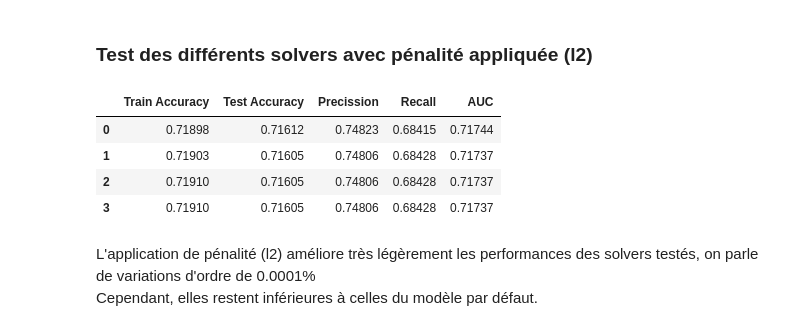
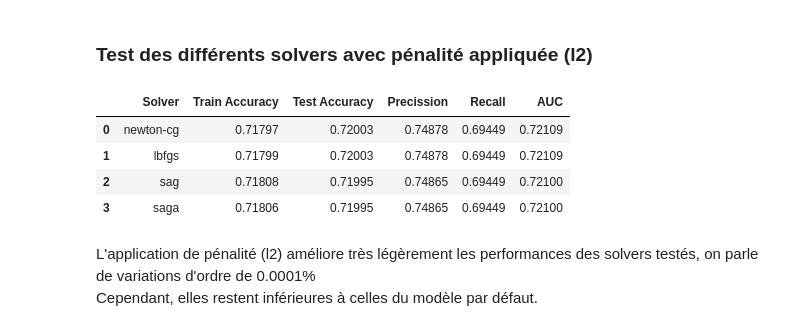
Before and after one commit to marwan-rouissi/cardio-vasc-risks, a Jupyter notebook: cardio-vasc-risks.ipynb, the cells around one changed output. Saved outputs shown, nothing was run; the diff lists cells and outputs as text; code cells hidden in the pictures.

```diff
--- a/cardio-vasc-risks.ipynb
+++ b/cardio-vasc-risks.ipynb
@@ -466,9 +447,13 @@ y = df['cardio'].to_numpy()
+# %%
+# Séparation du dataset en variables dépendantes (y) et indépendantes (X)
+X = X_scaled.to_numpy()
+y = df['cardio'].to_numpy()
 # %%
 # Initialisation du modèle de régression logistique
 classifier = LogisticRegression()
 # %%
 # Séparation du dataset en données d'entraînement et de test
-X_train, X_test, y_train, y_test = train_test_split(X, y, test_size=0.25, stratify=y)
+X_train, X_test, y_train, y_test = train_test_split(X, y, test_size=0.2, stratify=y)
 # %%
 # Entraînement du modèle
 classifier.fit(X_train, y_train)
@@ -516,7 +501,8 @@ for alg in clf:
 
     predicted = alg.fit(X_train, y_train).predict(X_test)
     fp, tp, th = roc_curve(y_test, predicted)
-    clf_name = alg.__class__.__name__
+    solver_name = alg.get_params()['solver']
+    clf_compare.loc[row_index,'Solver'] = solver_name
     clf_compare.loc[row_index, 'Train Accuracy'] = round(alg.score(X_train, y_train), 5)
     clf_compare.loc[row_index, 'Test Accuracy'] = round(alg.score(X_test, y_test), 5)
     clf_compare.loc[row_index, 'Precission'] = round(precision_score(y_test, predicted),5)
@@ -540,37 +526,36 @@ On observe ici, on comparaison au modèle par défaut, que le choix du solver di
 # %%
 clf = [
     LogisticRegression(solver='newton-cg',penalty='l2',max_iter=1000),
     LogisticRegression(solver='lbfgs',penalty='l2',max_iter=1000),
     LogisticRegression(solver='sag',penalty='l2',max_iter=1000),
     LogisticRegression(solver='saga',penalty='l2',max_iter=1000)
     ]
 clf_columns = []
 clf_compare = pd.DataFrame(columns = clf_columns)
 
-index = ['newton-cg', 'lbfgs', 'sag', 'saga']
-
 row_index = 0
 for alg in clf:
 
     predicted = alg.fit(X_train, y_train).predict(X_test)
     fp, tp, th = roc_curve(y_test, predicted)
-    clf_name = alg.__class__.__name__
+    solver_name = alg.get_params()['solver']
+    clf_compare.loc[row_index,'Solver'] = solver_name
     clf_compare.loc[row_index, 'Train Accuracy'] = round(alg.score(X_train, y_train), 5)
     clf_compare.loc[row_index, 'Test Accuracy'] = round(alg.score(X_test, y_test), 5)
     clf_compare.loc[row_index, 'Precission'] = round(precision_score(y_test, predicted),5)
     clf_compare.loc[row_index, 'Recall'] = round(recall_score(y_test, predicted),5)
     clf_compare.loc[row_index, 'AUC'] = round(auc(fp, tp),5)
 
     row_index+=1
 
 clf_compare.sort_values(by = ['Test Accuracy'], ascending = False, inplace = True)
 clf_compare
 # %% [output]
-|  | Train Accuracy | Test Accuracy | Precission | Recall | AUC |
-| 0 | 0.71898 | 0.71612 | 0.74823 | 0.68415 | 0.71744 |
-| 1 | 0.71903 | 0.71605 | 0.74806 | 0.68428 | 0.71737 |
-| 2 | 0.71910 | 0.71605 | 0.74806 | 0.68428 | 0.71737 |
-| 3 | 0.71910 | 0.71605 | 0.74806 | 0.68428 | 0.71737 |
+|  | Solver | Train Accuracy | Test Accuracy | Precission | Recall | AUC |
+| 0 | newton-cg | 0.71797 | 0.72003 | 0.74878 | 0.69449 | 0.72109 |
+| 1 | lbfgs | 0.71799 | 0.72003 | 0.74878 | 0.69449 | 0.72109 |
+| 2 | sag | 0.71808 | 0.71995 | 0.74865 | 0.69449 | 0.72100 |
+| 3 | saga | 0.71806 | 0.71995 | 0.74865 | 0.69449 | 0.72100 |
 # %% [markdown]
 L'application de pénalité (l2) améliore très légèrement les performances des solvers testés, on parle de variations d'ordre de 0.0001%
 Cependant, elles restent inférieures à celles du modèle par défaut.
```
Also changed, not shown: parts of 28 cells of this notebook.
